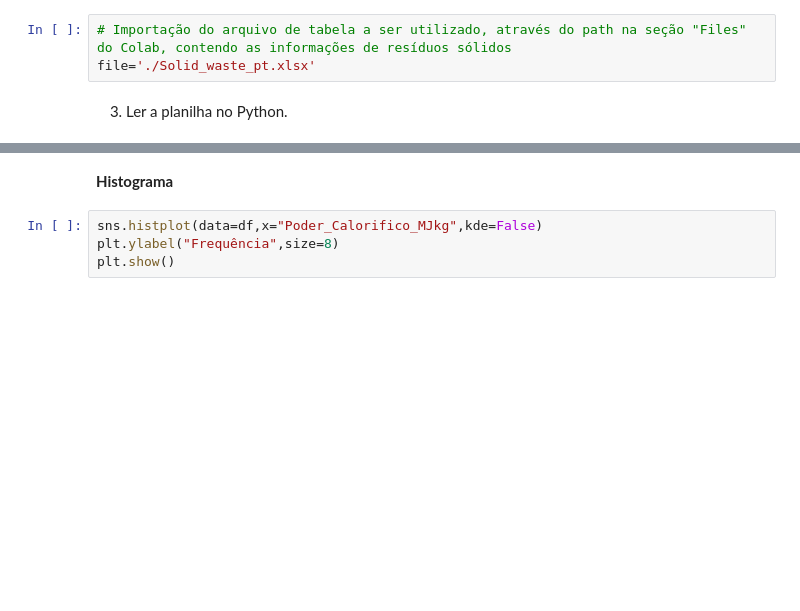
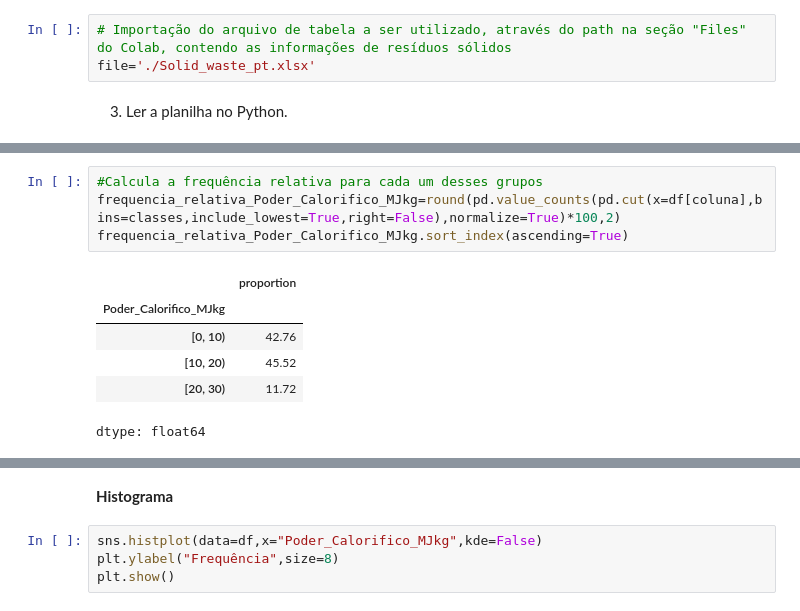
Before and after one commit to gobstech/Solid_Waste_Data_Analysis_Study, a Jupyter notebook: src/quant2_graficos_e_medidas.ipynb, the cells around one changed output, grey strips where cells are left out. Cells and saved outputs as stored; diff of their text form; blank space fills up the shorter version.

```diff
--- a/src/quant2_graficos_e_medidas.ipynb
+++ b/src/quant2_graficos_e_medidas.ipynb
@@ -33,0 +47,11 @@ df
+# %%
+#Calcula a frequência relativa para cada um desses grupos
+frequencia_relativa_Poder_Calorifico_MJkg=round(pd.value_counts(pd.cut(x=df[coluna],bins=classes,include_lowest=True,right=False),normalize=True)*100,2)
+frequencia_relativa_Poder_Calorifico_MJkg.sort_index(ascending=True)
+# %% [output]
+|  | proportion |
+| Poder_Calorifico_MJkg |  |
+| [0, 10) | 42.76 |
+| [10, 20) | 45.52 |
+| [20, 30) | 11.72 |
+dtype: float64
```
Also changed, not shown: parts of 3 cells of this notebook.
